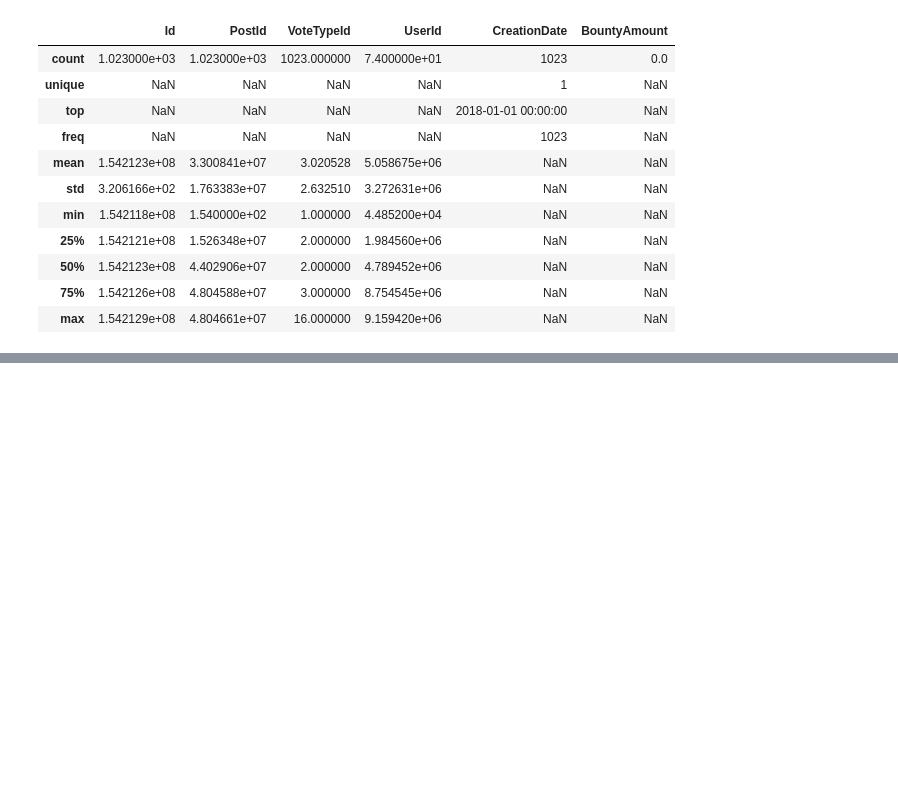
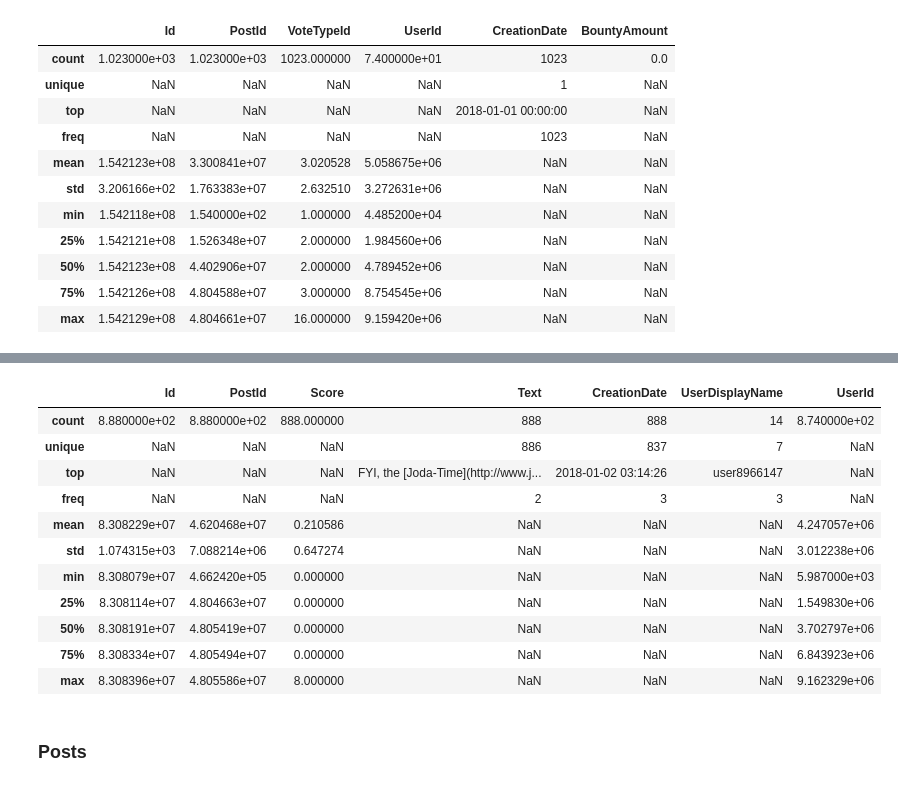
Before and after one commit to IrvingHdez/stack-sample, a Jupyter notebook: notebooks/curare-game-raw.ipynb, the cells around one changed output, grey strips where cells are left out. Cells and saved outputs as stored; diff of their text form; code cells hidden in the pictures; blank space fills up the shorter version.

```diff
--- a/notebooks/curare-game-raw.ipynb
+++ b/notebooks/curare-game-raw.ipynb
@@ -202,0 +244,3 @@ relA5_df.describe(include='all')
+# %%
+relB2_df = pd.read_csv("../releases/jan-02-03_2018/COMMENTS_jan-02-03_2018.csv")
+print(relB2_df.to_string())
@@ -202,0 +265,17 @@ relA5_df.describe(include='all')
+# %%
+relB2_df.describe(include='all')
+# %% [output]
+|  | Id | PostId | Score | Text | CreationDate | UserDisplayName | UserId |
+| count | 8.880000e+02 | 8.880000e+02 | 888.000000 | 888 | 888 | 14 | 8.740000e+02 |
+| unique | NaN | NaN | NaN | 886 | 837 | 7 | NaN |
+| top | NaN | NaN | NaN | FYI, the [Joda-Time](http://www.j... | 2018-01-02 03:14:26 | user8966147 | NaN |
+| freq | NaN | NaN | NaN | 2 | 3 | 3 | NaN |
+| mean | 8.308229e+07 | 4.620468e+07 | 0.210586 | NaN | NaN | NaN | 4.247057e+06 |
+| std | 1.074315e+03 | 7.088214e+06 | 0.647274 | NaN | NaN | NaN | 3.012238e+06 |
+| min | 8.308079e+07 | 4.662420e+05 | 0.000000 | NaN | NaN | NaN | 5.987000e+03 |
+| 25% | 8.308114e+07 | 4.804663e+07 | 0.000000 | NaN | NaN | NaN | 1.549830e+06 |
+| 50% | 8.308191e+07 | 4.805419e+07 | 0.000000 | NaN | NaN | NaN | 3.702797e+06 |
+| 75% | 8.308334e+07 | 4.805494e+07 | 0.000000 | NaN | NaN | NaN | 6.843923e+06 |
+| max | 8.308396e+07 | 4.805586e+07 | 8.000000 | NaN | NaN | NaN | 9.162329e+06 |
+# %% [markdown]
+### Posts
```
Also changed, not shown: parts of 13 cells of this notebook.
